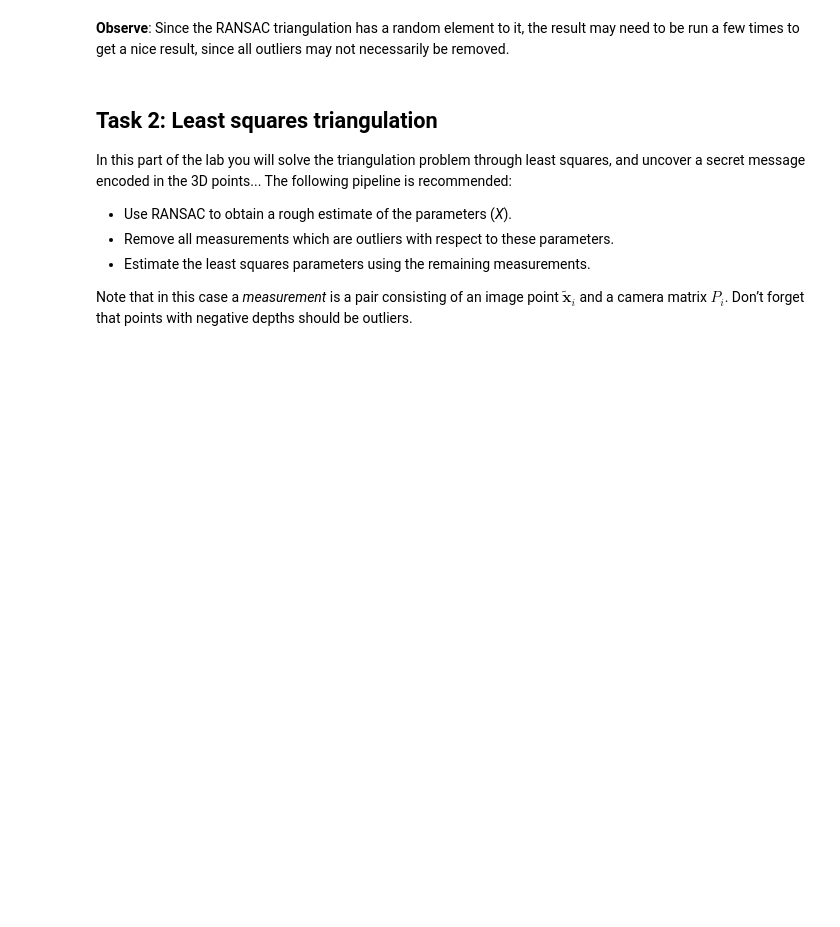
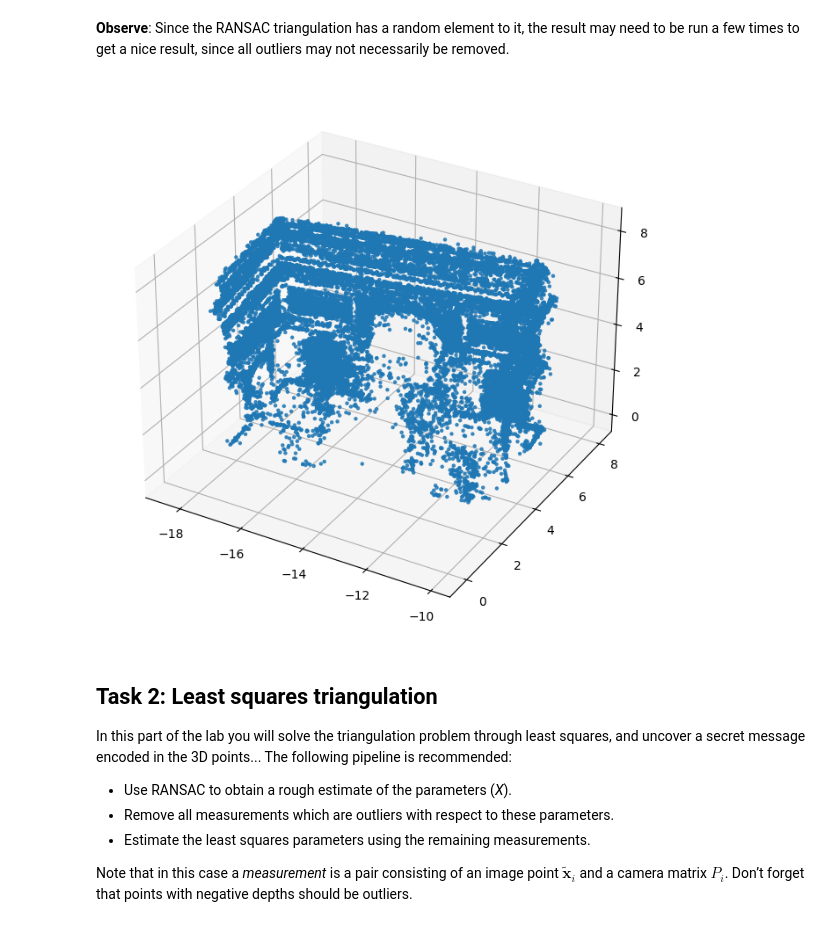
Before and after one commit to 0-Gixty-0/SSY098-Image-Analysis, a Jupyter notebook: lab3/lab_3_students.ipynb, the cells around one changed output. Drawn from its saved outputs; the diff is of its cells as text; code cells hidden in the pictures; blank space fills up the shorter version.

```diff
--- a/lab3/lab_3_students.ipynb
+++ b/lab3/lab_3_students.ipynb
@@ -241,8 +244,13 @@ def reprojection_errors(Ps: List[np.ndarray], xs: np.ndarray, X: np.ndarray) ->
     Returns:
     - errors (np.ndarray): array of reprojection errors (N,)
     """
-    # YOUR CODE HERE
-    raise NotImplementedError()
+    xs_hat_hom = Ps @ np.append(X, 1)
+    xs_hat = (xs_hat_hom[:, :2] / xs_hat_hom[:, 2:3]).T
+    depth_mask = check_depths(Ps, X)
+
+    reprojection_e = np.linalg.norm(xs - xs_hat, axis=0)
+    reprojection_e[~depth_mask.astype(bool)] = np.inf
+    return reprojection_e
 # %%
 errors = reprojection_errors(Ps, xs, X)
 print(f"\nReprojection Errors:\n {errors}")
@@ -263,8 +274,30 @@ def ransac_triangulation(Ps, xs, threshold):
     - X (np.ndarray): best estimated 3D point (3,)
     - nbr_inliers (int): number of inliers for best estimate
     """
-    # YOUR CODE HERE
-    raise NotImplementedError()
+    max_inliers = 0
+    i = 0
+    n_iters = np.inf
+    p = 0.99 # probability of finding good model
+    while i < n_iters:
+        idx = np.random.choice(xs.shape[1], 2, replace=False)
+        X = minimal_triangulation(np.array(Ps)[idx], xs[:, idx])
+
+        rpe = reprojection_errors(Ps, xs, X)
+        inliers = rpe < threshold
+
+        w = inliers.sum() / inliers.size
+
+        if inliers.sum() > max_inliers:
+            max_inliers = inliers.sum()
+            best_X = X
+
+        if 0 < w < 1:
+          n_iters = np.log(1 - p) / np.log(1 - w**2)
+        elif w == 1:
+            break
+        i += 1
+
+    return best_X, max_inliers
 # %%
 threshold =  2
 [X, nbr_inliers] = ransac_triangulation(Ps, xs, threshold)
@@ -337,33 +375,37 @@ def equal_aspect_ratio(ax: Axes3D) -> None:
 # %%
 # Load data
 data = scipy.io.loadmat('data/sequence.mat')
 
-n_examples = 5000
+n_examples = 32183
 triangulation_examples = data['triangulation_examples'][0][:n_examples]  # MATLAB structs in a 1D object array
 
 threshold = 5
 Xs = np.zeros((3, n_examples)) # Preallocate array for triangulated points
 
 # Triangulate each example and store results in Xs
 for i in range(n_examples):
     example = triangulation_examples[i]
 
     # Access fields inside the struct
     Ps = [example['Ps'][0, j] for j in range(example['Ps'].shape[1])]
     xs = example['xs']
 
-    # YOUR CODE HERE
-    raise NotImplementedError()
+    X, num_inliers = ransac_triangulation(Ps, xs, threshold)
+
+    if num_inliers >=2:
+        Xs[:, i] = X
 
 # Plot triangulated points
 Xc, removed_indices = clean_for_plot(Xs)
 
 # Create a 3D scatter plot
 f, ax = plt.subplots(figsize=(10, 8), subplot_kw=dict(projection='3d'))
 ax.scatter(Xc[0, :], Xc[1, :], Xc[2, :], marker='.', alpha=0.8)
 # Set axis equal for better scaling
 equal_aspect_ratio(ax)
 plt.show()
+# %% [output]
+[figure, added]
 # %% [markdown]
 ## Task 2: Least squares triangulation
 In this part of the lab you will solve the triangulation problem through least squares, and uncover a secret message encoded in the 3D points... The following pipeline is recommended:
```
Also changed, not shown: parts of 6 cells of this notebook.
